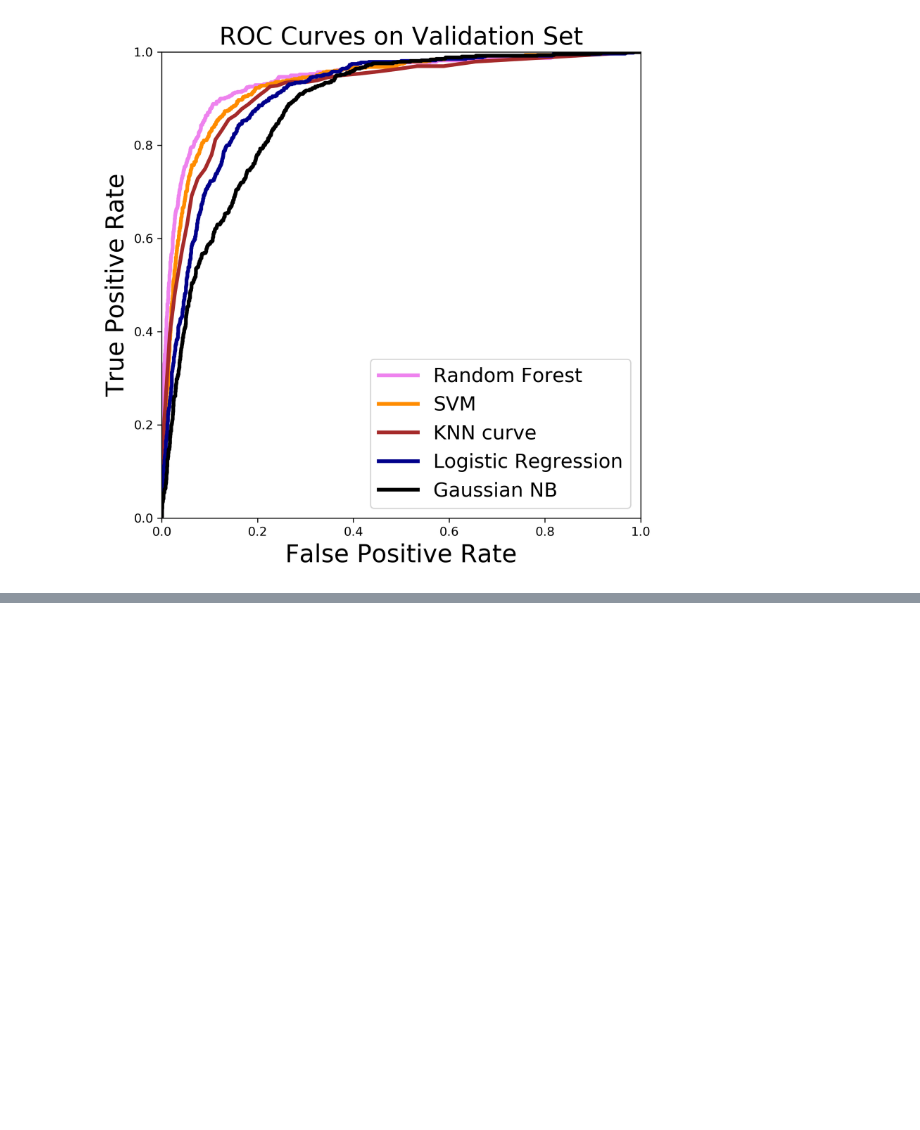
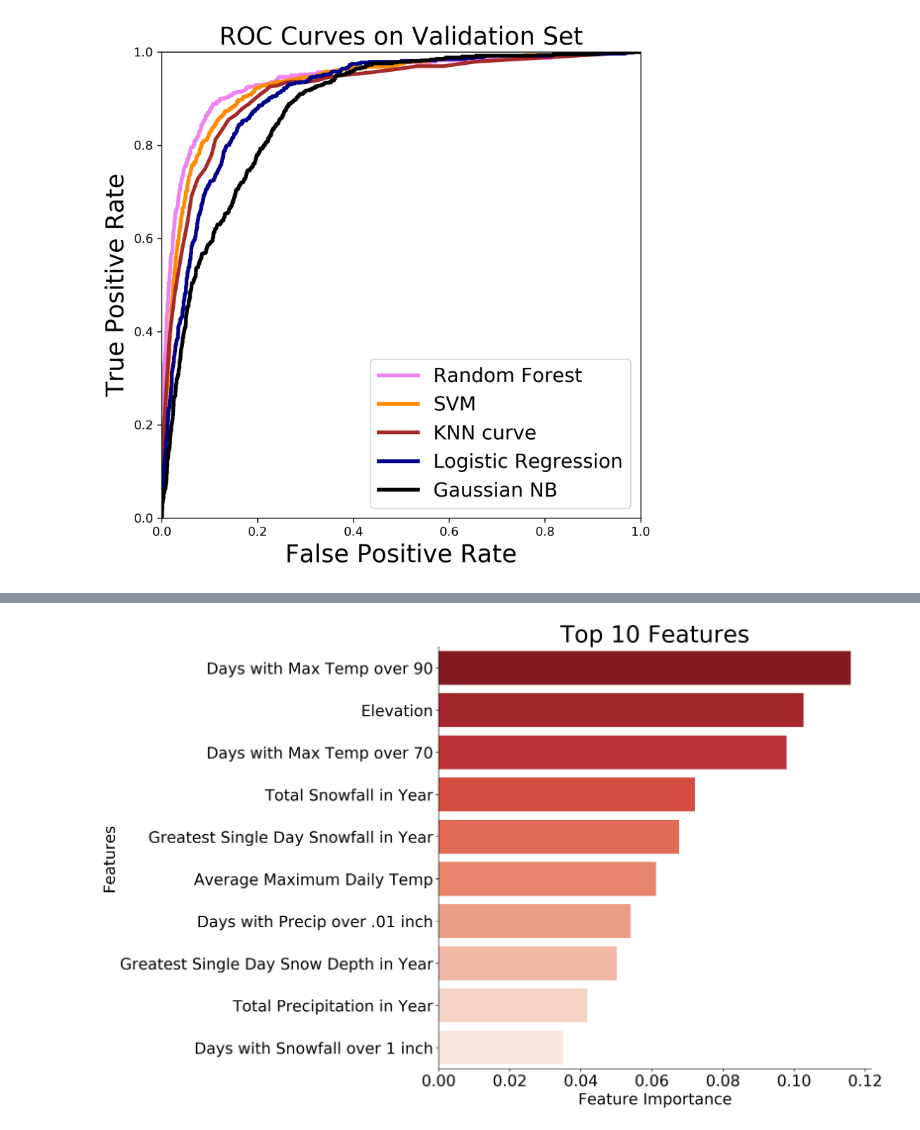
Before and after one commit to tcbonds/lyme-disease-classifier, a Jupyter notebook: 4_Modeling.ipynb, the cells around one changed output, grey strips where cells are left out. Cells and saved outputs as stored; diff of their text form; code cells hidden in the pictures; blank space fills up the shorter version.

Commit message:
Added Feature Importance Code.

```diff
--- a/4_Modeling.ipynb
+++ b/4_Modeling.ipynb
@@ -632,0 +635,6 @@ plt.show()
+# %%
+# Defining variables for feature importance visualization
+feature_importances = rf_best_model.best_estimator_.steps[2][1].feature_importances_
+top_feature_indices =  pd.Series(feature_importances).nlargest(10).index
+top_feature_values = pd.Series(feature_importances).nlargest(10).values
+top_feature_names = [X.columns.values[i] for i in top_feature_indices]
@@ -632,0 +656,26 @@ plt.show()
+# %%
+# Plotting Feature Importance
+plt.figure(dpi=300,figsize=(10,10))
+
+y_axis_labels = ['Days with Max Temp over 90',
+ 'Elevation',
+ 'Days with Max Temp over 70',
+ 'Total Snowfall in Year',
+ 'Greatest Single Day Snowfall in Year',
+ 'Average Maximum Daily Temp',
+ 'Days with Precip over .01 inch',
+ 'Greatest Single Day Snow Depth in Year',
+ 'Total Precipitation in Year',
+ 'Days with Snowfall over 1 inch']
+
+sns.barplot(top_feature_values,y_axis_labels, orient='h',palette='Reds_r')
+
+plt.title('Top 10 Features', size= 30)
+plt.xlabel('Feature Importance', size= 20)
+plt.ylabel('Features', size= 20)
+plt.xticks(size= 20,)
+plt.yticks(size= 20,)
+
+sns.despine()
+# %% [output]
+[figure, added]
```
Also changed, not shown: parts of 2 cells of this notebook.
